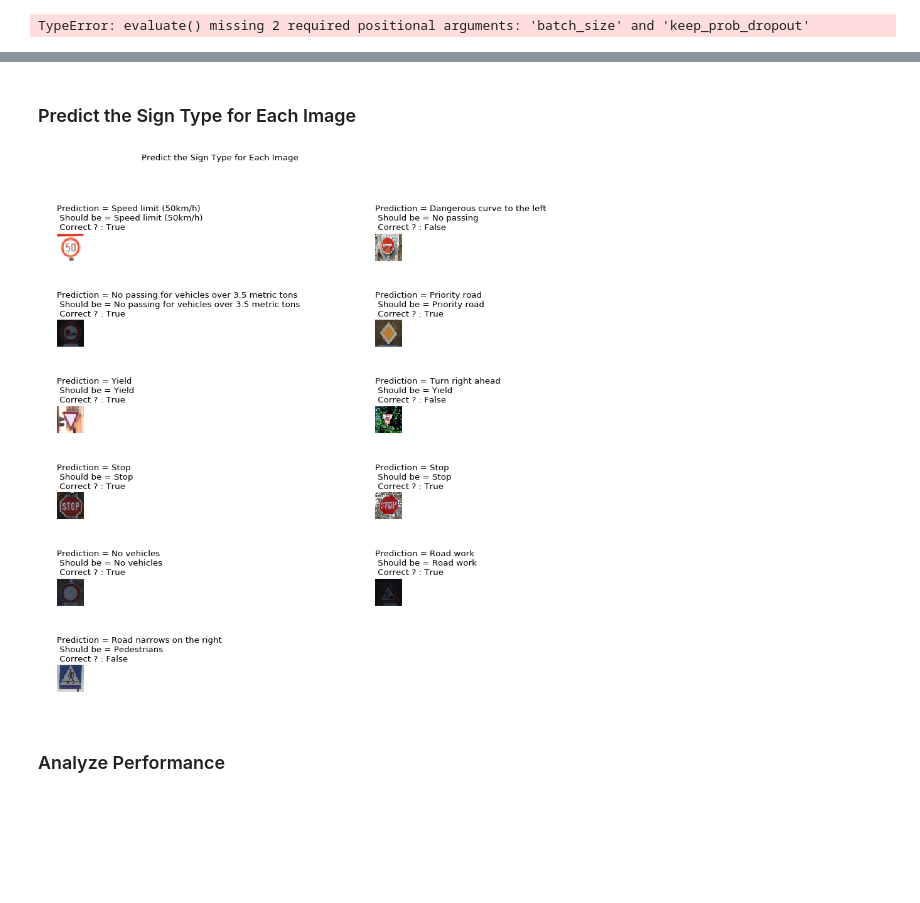
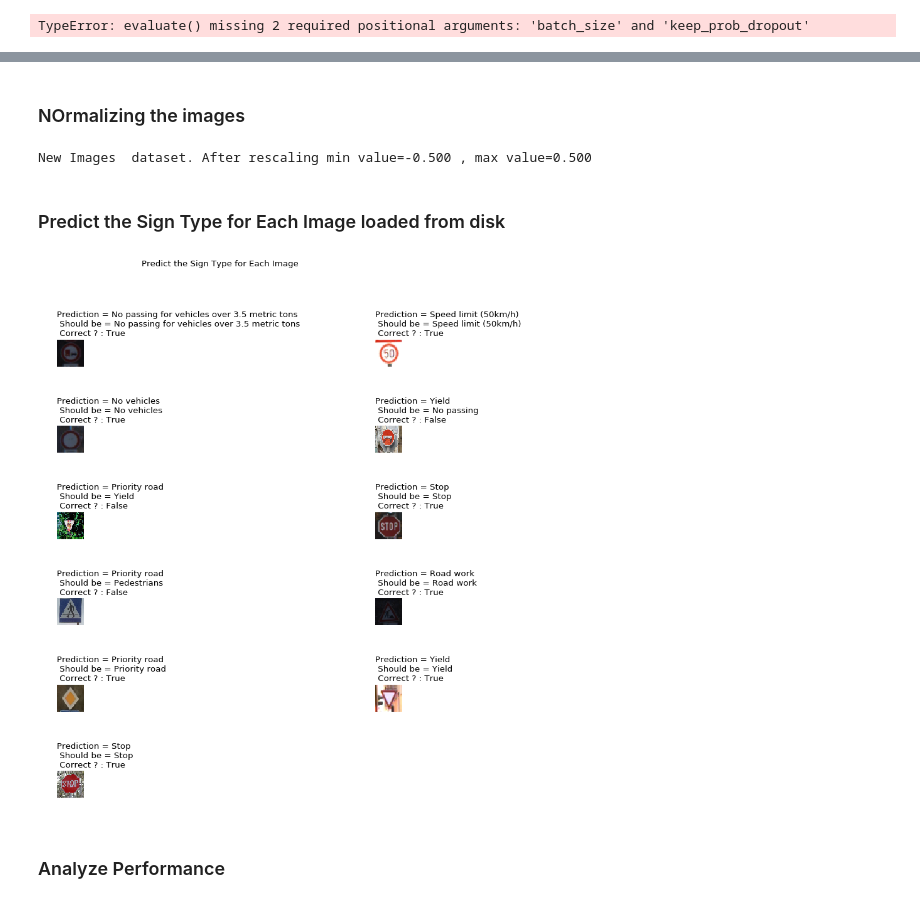
Before and after one commit to cristianku/CarND-Traffic-Sign-Classifier-Project, a Jupyter notebook: Traffic_Sign_Classifier.ipynb, the cells around one changed output, grey strips where cells are left out. Saved outputs shown, nothing was run; the diff lists cells and outputs as text; code cells hidden in the pictures; blank space fills up the shorter version.

```diff
--- a/Traffic_Sign_Classifier.ipynb
+++ b/Traffic_Sign_Classifier.ipynb
@@ -470,7 +493,7 @@ KeyboardInterrupt:
 # %%
 with tf.Session() as sess:
     sess.run(tf.global_variables_initializer())
-    saver.restore(sess, './lenet')
+    saver.restore(sess, './traffic_sign')
 
     test_loss, test_accuracy = evaluate(X_test, y_test, batch_size=256,keep_prob_dropout =1.0)
     print("Test Accuracy = {:.3f}".format(test_accuracy))
@@ -586,7 +609,7 @@ plt.show()
 # %%
 with tf.Session() as sess:
     sess.run(tf.global_variables_initializer())
-    saver.restore(sess, './lenet')
+    saver.restore(sess, './traffic_sign')
 
     test_accuracy = evaluate(X_test, y_test)
     print("Test Accuracy = {:.3f}".format(test_accuracy))
@@ -609,7 +632,7 @@ import os
 import cv2
 
 new_images_labels = []
-new_images = []
+new_images_ori = []
 
 plt.figure(figsize=(12, 15))
 filelist = os.listdir('german_traffic_signs_images')
@@ -622,10 +645,11 @@ for fname in filelist:
       image = cv2.resize(image, (32, 32))
 
       image_array = np.expand_dims(np.array(image), axis=0)
-      if  len(new_images) == 0:
-         new_images = image_array
+      if  len(new_images_ori) == 0:
+        new_images_ori = image_array
       else:
-        new_images = np.concatenate((new_images, image_array), axis = 0 )
+        new_images_ori = np.concatenate((new_images_ori, image_array), axis = 0 )
+
       new_images_labels = np.append( new_images_labels, int(fname[0:2]))
 
       plt.subplot(5, 5, i)
@@ -649,5 +673,14 @@ plt.show()
+# %% [markdown]
+### NOrmalizing the images
+# %%
+new_images      = normalize_color_scale (new_images_ori)
+# %%
+print ( "New Images  dataset. After rescaling min value={:.3f} , max value={:.3f}"
+       .format(np.min(new_images),np.max(new_images)))
+# %% [output]
+New Images  dataset. After rescaling min value=-0.500 , max value=0.500
 # %% [markdown]
-### Predict the Sign Type for Each Image
+### Predict the Sign Type for Each Image loaded from disk
 # %%
 ### Run the predictions here and use the model to output the prediction for each image.
 ### Make sure to pre-process the images with the same pre-processing pipeline used earlier.
@@ -661,42 +694,42 @@ correct_prediction_nr =0
 plt.figure(figsize=(15, 20),dpi=80)
 with tf.Session() as sess:
     sess.run(tf.global_variables_initializer())
-    saver.restore(sess, './lenet')
-    for image, label in zip(new_images,new_images_labels) :
+    saver.restore(sess, './traffic_sign')
+    for image, label, image_ori in zip(new_images,new_images_labels, new_images_ori) :
       total_images +=1
       plt.subplot(10, 2, total_images)
 
       label = int(label)
-      feed_dict = {x: [image],y : [label]}
+      feed_dict = {x: [image],y : [label],keep_prob:1.0}
       prediction = sess.run([softmax_argmax], feed_dict)
       prediction = prediction[0].squeeze()
 
       if prediction == label:
         correct_prediction = True
         correct_prediction_nr +=1
       else:
         correct_prediction = False
 
       plt.axis('off')
       plt.title("Prediction = {} \n Should be = {} \n Correct ? : {} ".format(signnames[prediction][1], \
                                                                           signnames[label][1],\
                                                                           correct_prediction)
                ,loc='left'
                )
-      plt.imshow(image)
+      plt.imshow(image_ori)
 
 left  = 0.125  # the left side of the subplots of the figure
 right = 0.9    # the right side of the subplots of the figure
 bottom = 0.1   # the bottom of the subplots of the figure
 top = 0.9      # the top of the subplots of the figure
 wspace = 0.2   # the amount of width reserved for blank space between subplots
 hspace = 2.2   # the amount of height reserved for white space between subplots
 
 plt.subplots_adjust(left=left, bottom=bottom, right=right, top=top, wspace=wspace, hspace=hspace)
 plt.suptitle('Predict the Sign Type for Each Image')
 plt.show()
 # %% [output]
-[figure, old version]
+[figure, new version]
 # %% [markdown]
 ### Analyze Performance
 # %%
```
Also changed, not shown: parts of 16 cells of this notebook, 8 other files.
